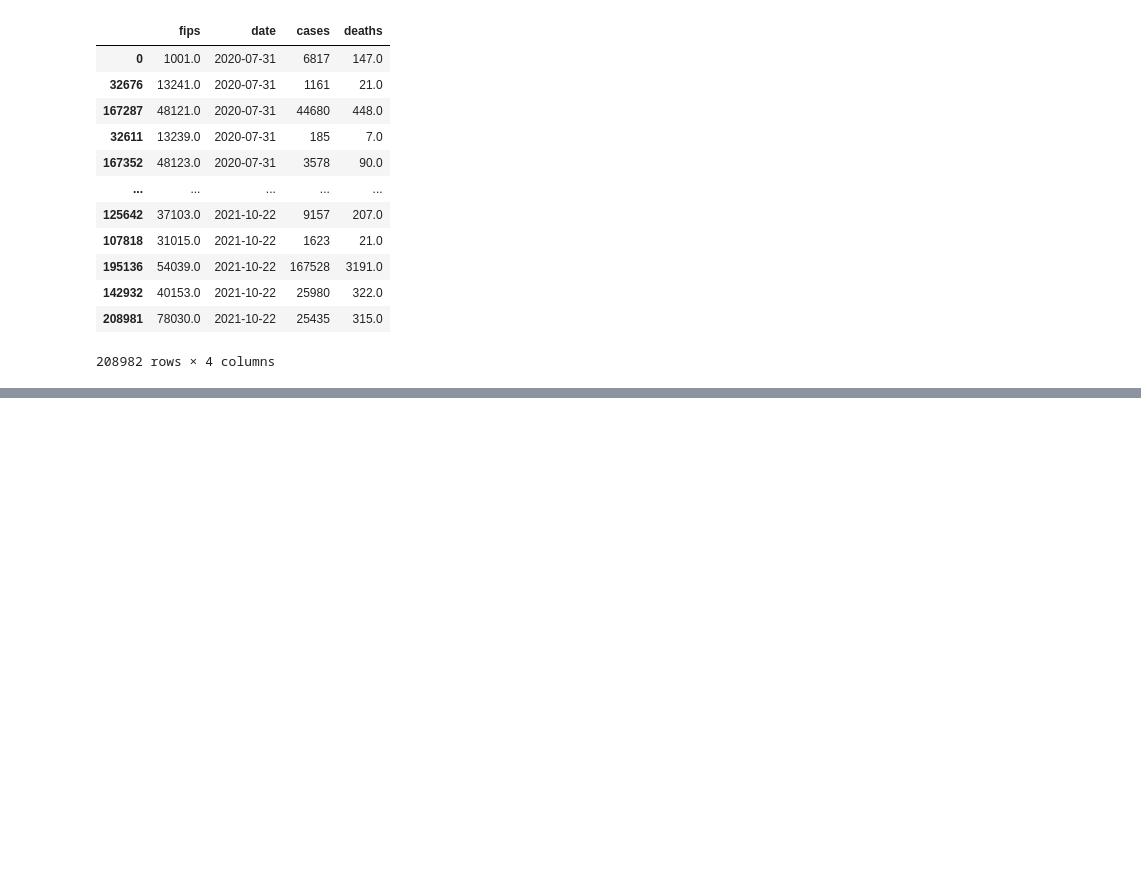
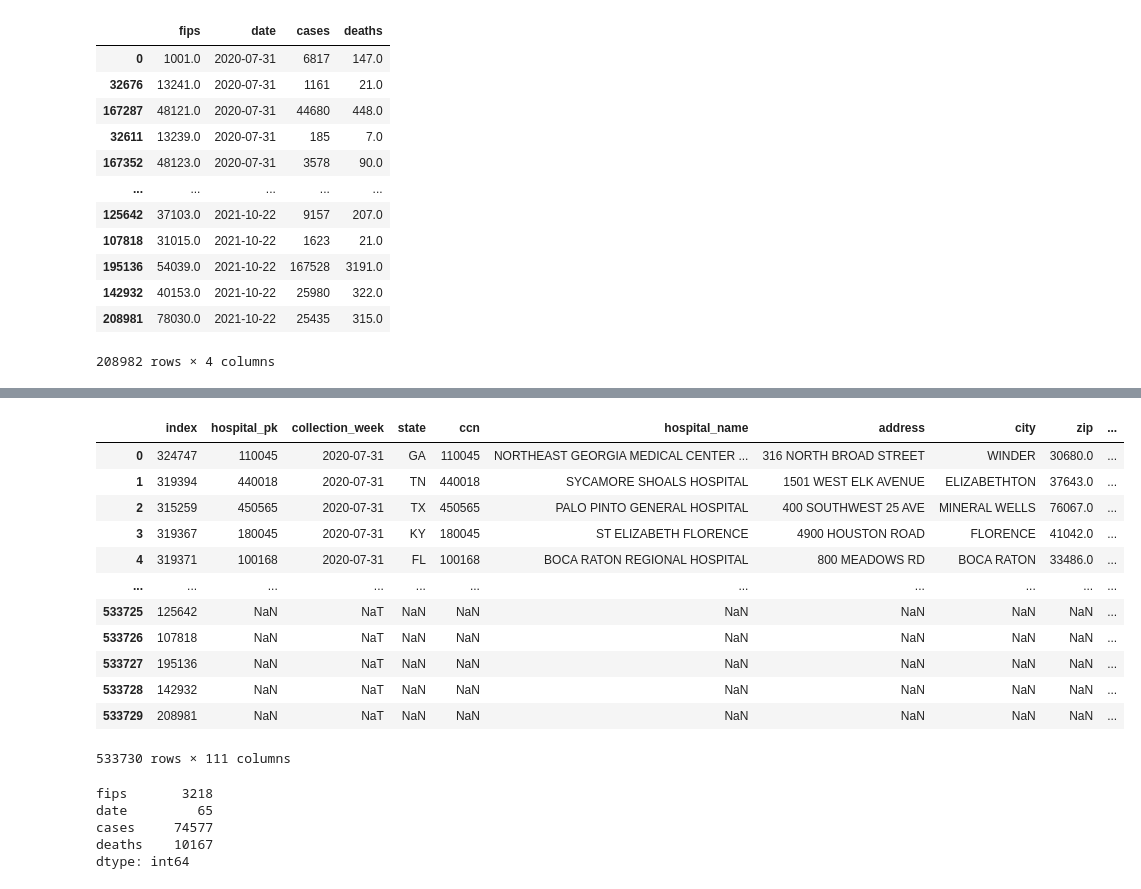
Before and after one commit to philippekerstens/Group-3, a Jupyter notebook: data_exploration.ipynb, the cells around one changed output, grey strips where cells are left out. Cells and saved outputs as stored; diff of their text form; code cells hidden in the pictures; blank space fills up the shorter version.

```diff
--- a/data_exploration.ipynb
+++ b/data_exploration.ipynb
@@ -443,0 +544,25 @@ nyt_data_grouped
+# %%
+merged_df = pd.concat([hospital_data_df, nyt_data_grouped], join='outer').reset_index()
+merged_df
+# %% [output]
+|  | index | hospital_pk | collection_week | state | ccn | hospital_name | address | city | zip | ... |
+| 0 | 324747 | 110045 | 2020-07-31 | GA | 110045 | NORTHEAST GEORGIA MEDICAL CENTER ... | 316 NORTH BROAD STREET | WINDER | 30680.0 | ... |
+| 1 | 319394 | 440018 | 2020-07-31 | TN | 440018 | SYCAMORE SHOALS HOSPITAL | 1501 WEST ELK AVENUE | ELIZABETHTON | 37643.0 | ... |
+| 2 | 315259 | 450565 | 2020-07-31 | TX | 450565 | PALO PINTO GENERAL HOSPITAL | 400 SOUTHWEST 25 AVE | MINERAL WELLS | 76067.0 | ... |
+| 3 | 319367 | 180045 | 2020-07-31 | KY | 180045 | ST ELIZABETH FLORENCE | 4900 HOUSTON ROAD | FLORENCE | 41042.0 | ... |
+| 4 | 319371 | 100168 | 2020-07-31 | FL | 100168 | BOCA RATON REGIONAL HOSPITAL | 800 MEADOWS RD | BOCA RATON | 33486.0 | ... |
+| ... | ... | ... | ... | ... | ... | ... | ... | ... | ... | ... |
+| 533725 | 125642 | NaN | NaT | NaN | NaN | NaN | NaN | NaN | NaN | ... |
+| 533726 | 107818 | NaN | NaT | NaN | NaN | NaN | NaN | NaN | NaN | ... |
+| 533727 | 195136 | NaN | NaT | NaN | NaN | NaN | NaN | NaN | NaN | ... |
+| 533728 | 142932 | NaN | NaT | NaN | NaN | NaN | NaN | NaN | NaN | ... |
+| 533729 | 208981 | NaN | NaT | NaN | NaN | NaN | NaN | NaN | NaN | ... |
+533730 rows × 111 columns
+# %%
+nyt_data_grouped.nunique()
+# %% [output]
+fips       3218
+date         65
+cases     74577
+deaths    10167
+dtype: int64
```
Also changed, not shown: parts of 19 cells of this notebook.
